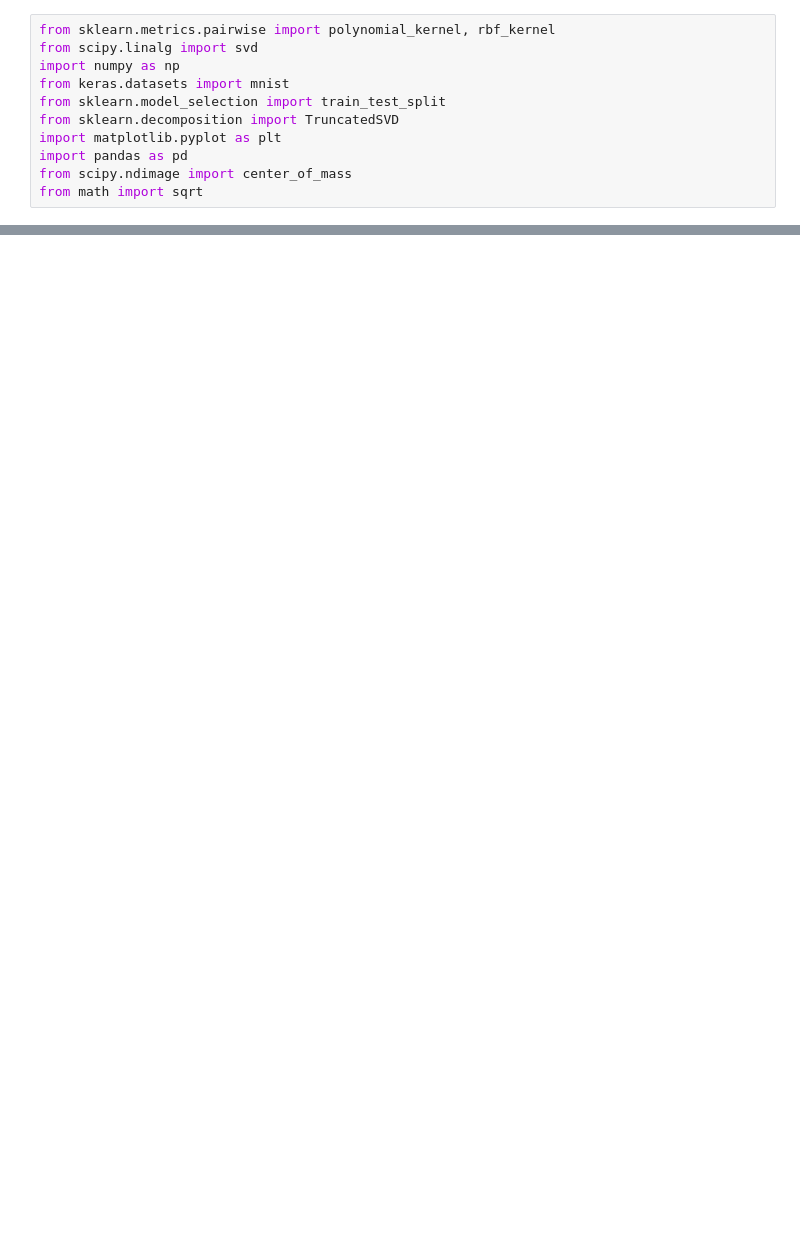
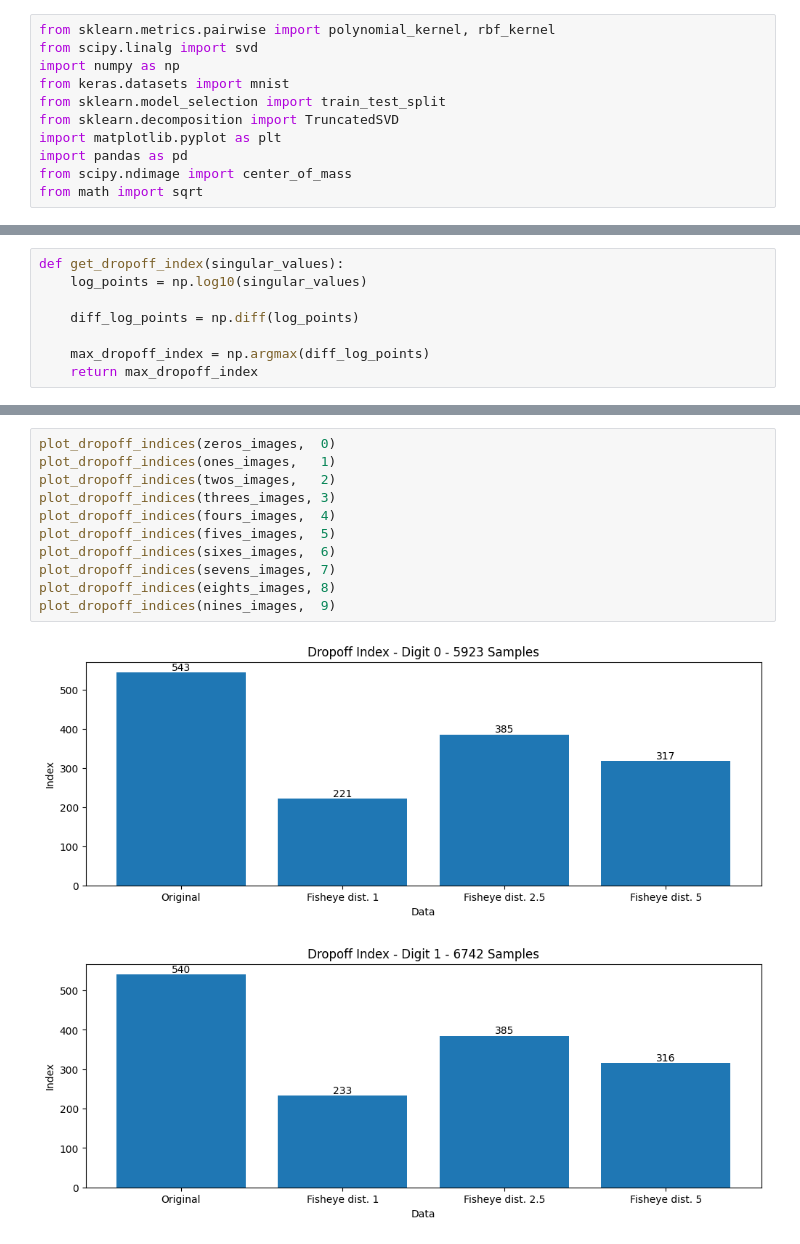
Before and after one commit to jlpercy/DimensionReductionMNIST, a Jupyter notebook: fisheye_transform.ipynb, the cells around one changed output, grey strips where cells are left out. Drawn from its saved outputs; the diff is of its cells as text; blank space fills up the shorter version.

```diff
--- a/fisheye_transform.ipynb
+++ b/fisheye_transform.ipynb
@@ -207,0 +266,8 @@ def reconstruct(U, E, V_t, k_values, distortion):
+# %%
+def get_dropoff_index(singular_values):
+    log_points = np.log10(singular_values)
+
+    diff_log_points = np.diff(log_points)
+
+    max_dropoff_index = np.argmax(diff_log_points)
+    return max_dropoff_index
@@ -207,0 +309,14 @@ def reconstruct(U, E, V_t, k_values, distortion):
+# %%
+plot_dropoff_indices(zeros_images,  0)
+plot_dropoff_indices(ones_images,   1)
+plot_dropoff_indices(twos_images,   2)
+plot_dropoff_indices(threes_images, 3)
+plot_dropoff_indices(fours_images,  4)
+plot_dropoff_indices(fives_images,  5)
+plot_dropoff_indices(sixes_images,  6)
+plot_dropoff_indices(sevens_images, 7)
+plot_dropoff_indices(eights_images, 8)
+plot_dropoff_indices(nines_images,  9)
+# %% [output]
+[figure, added]
+[figure, added]
```
Also changed, not shown: parts of 19 cells of this notebook, 23 other files.
